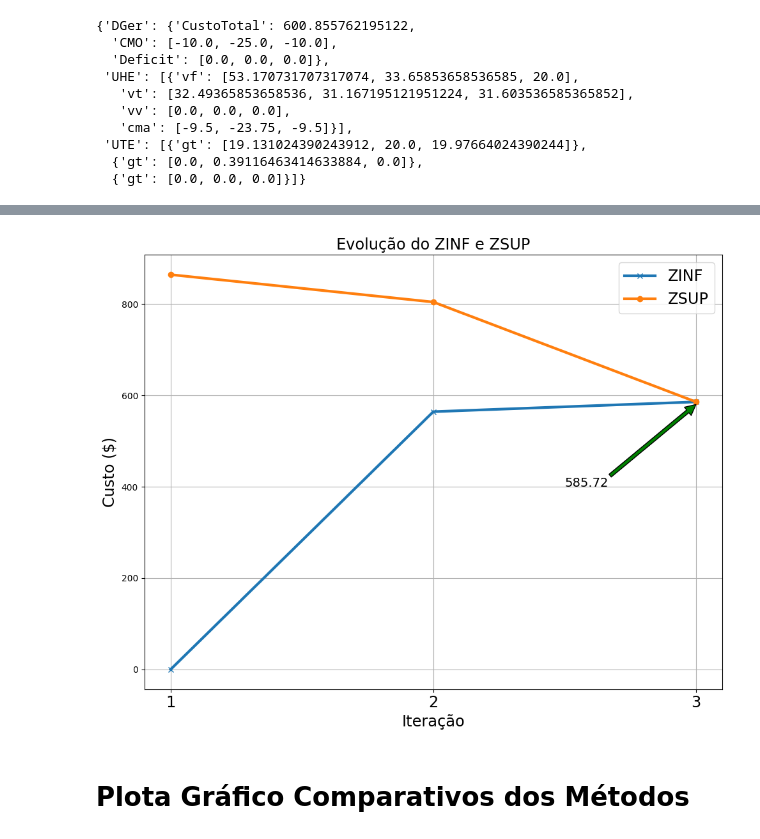
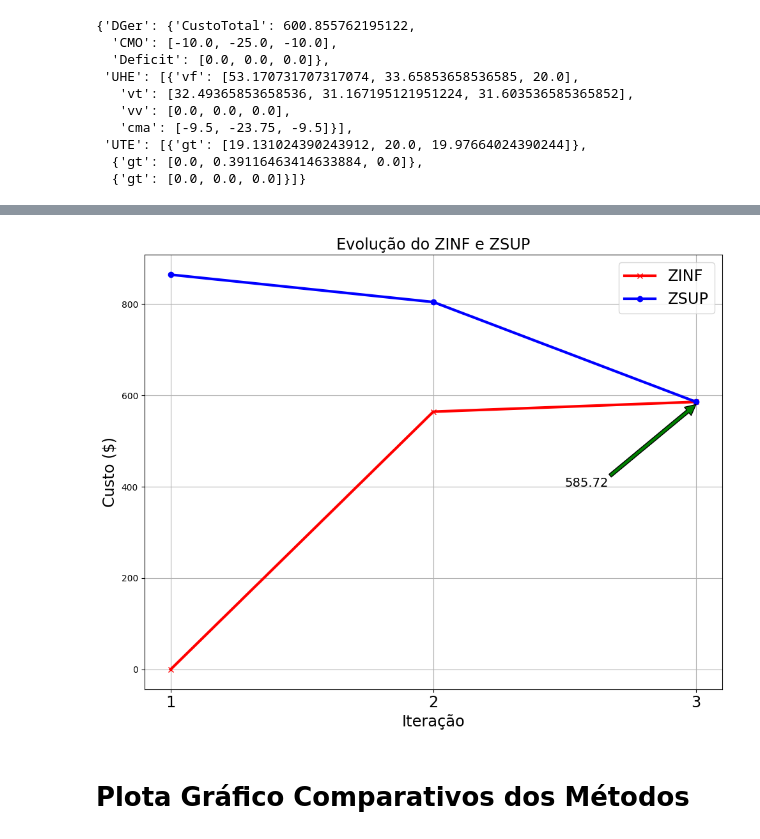
Before and after one commit to Adriana-Oliveir/ProjetoMarcato, a Jupyter notebook: PL_Unico,_PDD_e_PDDD.ipynb, the cells around one changed output, grey strips where cells are left out. Cells and saved outputs as stored; diff of their text form; code cells hidden in the pictures.

```diff
--- a/PL_Unico,_PDD_e_PDDD.ipynb
+++ b/PL_Unico,_PDD_e_PDDD.ipynb
@@ -1185,26 +1185,26 @@ resultado_pl
 # %%
 ## Gráfico de Convergência da PDDD
 # Mostra evolução do ZINF e ZSUP
 x = np.arange(0,resultado_pddd["DGer"]["Nr_Iteracoes"]+1,1)
 plt.figure(figsize=(10,8))
 
-plt.plot(x+1, resultado_pddd["DGer"]["ZINF"] , marker='x', linewidth=3.0, label="ZINF")
-plt.plot(x+1, resultado_pddd["DGer"]["ZSUP"] , marker='o', linewidth=3.0, label="ZSUP")
+plt.plot(x+1, resultado_pddd["DGer"]["ZINF"] ,'red', marker='x', linewidth=3.0, label="ZINF")
+plt.plot(x+1, resultado_pddd["DGer"]["ZSUP"] ,'blue', marker='o', linewidth=3.0, label="ZSUP")
 
 plt.legend(fontsize="xx-large")
 plt.title('Evolução do ZINF e ZSUP',fontsize="xx-large")
 plt.xlabel('Iteração',fontsize="xx-large")
 plt.ylabel('Custo ($)',fontsize="xx-large")
 plt.xticks(x+1,fontsize="xx-large")
 plt.grid()
 plt.tight_layout()
 plt.annotate('585.72', xy=(3, 580), xytext=(2.5, 400), fontsize=14,
             arrowprops=dict(facecolor='green', shrink=5))
 
 
 plt.show()
 # %% [output]
-[figure, old version]
+[figure, new version]
 # %% [markdown]
 # Plota Gráfico Comparativos dos Métodos
 # %%
```
Also changed, not shown: parts of 9 cells of this notebook.
